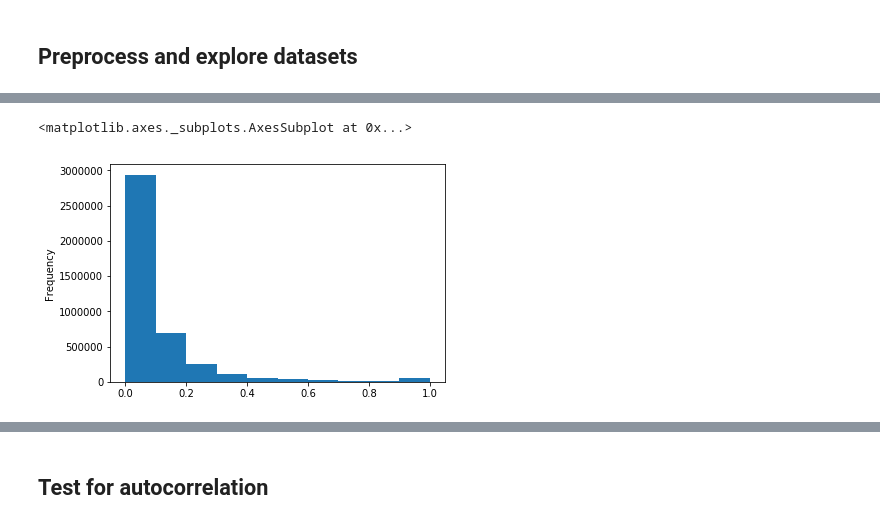
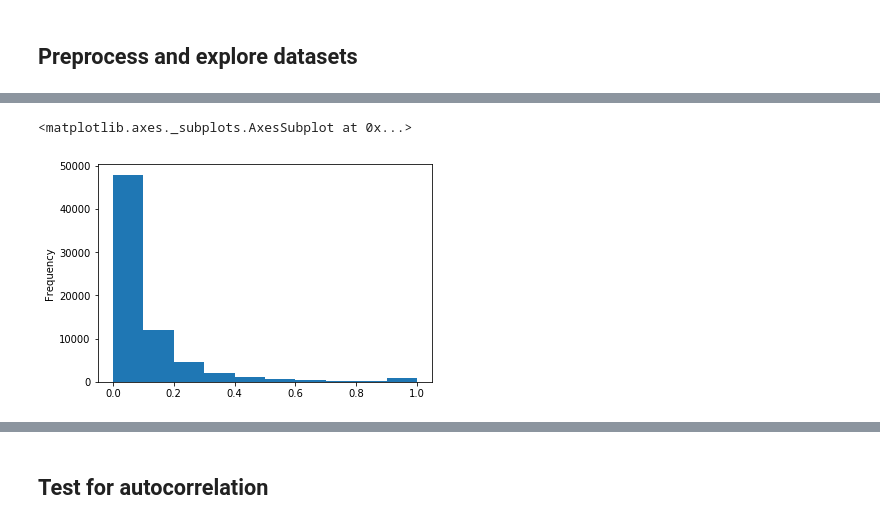
Before and after one commit to tropicalmentat/aiforsea, a Jupyter notebook: notebooks/preprocess_and_explore_timeseries.ipynb, the cells around one changed output, grey strips where cells are left out. Saved outputs shown, nothing was run; the diff lists cells and outputs as text; code cells hidden in the pictures.

```diff
--- a/notebooks/preprocess_and_explore_timeseries.ipynb
+++ b/notebooks/preprocess_and_explore_timeseries.ipynb
@@ -54,7 +54,6 @@ gdf.query('day==19').groupby(['day','hour','min']).demand.mean().plot()
-# %%
-# get top 25% percentile demand locations
-gdf.demand.plot.hist()
-# %% [output]
-<matplotlib.axes._subplots.AxesSubplot at 0x...>
-[figure, removed]
+# %%
+gdf.query("day==3").demand.plot.hist()
+# %% [output]
+<matplotlib.axes._subplots.AxesSubplot at 0x...>
+[figure, added]
 # %%
```
Also changed, not shown: parts of 6 cells of this notebook, 5 other files.
